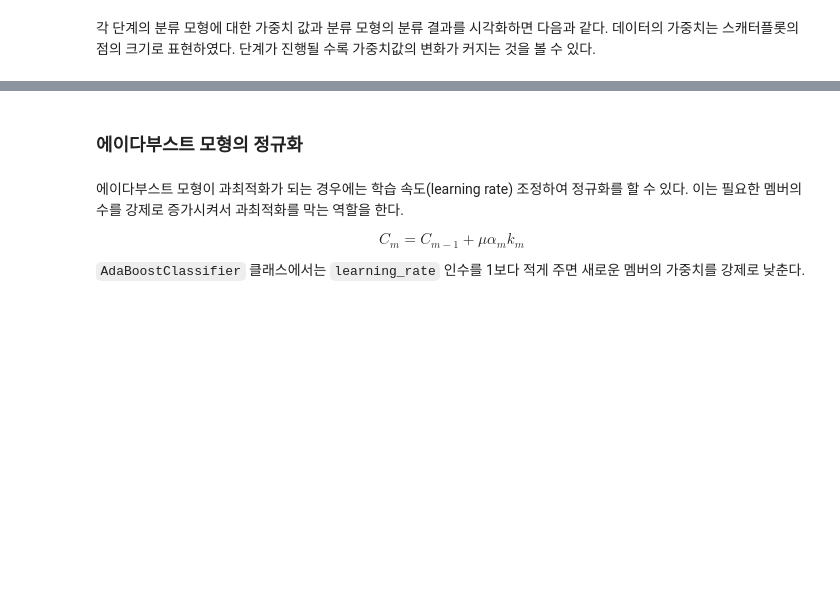
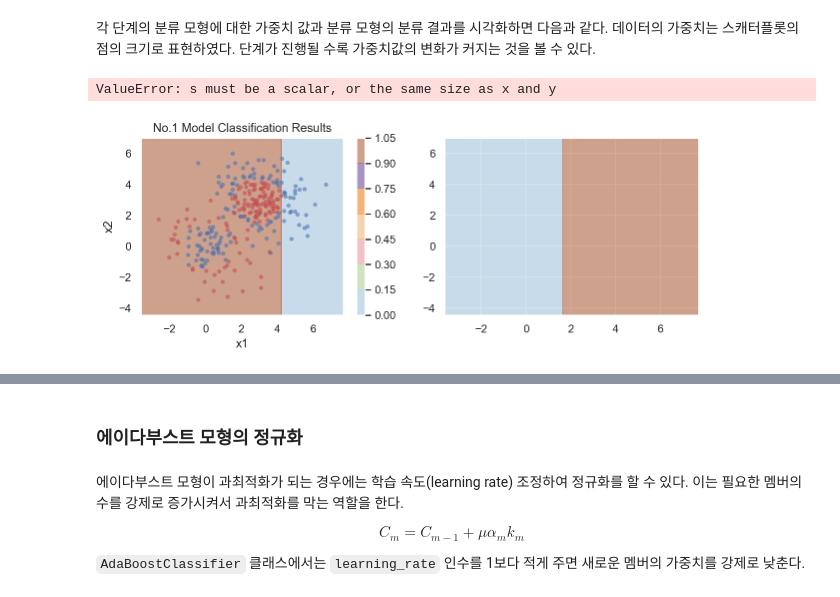
Before and after one commit to saanghyuk/0B-python, a Jupyter notebook: data_analysis/5_07_Ensemble_Boosting.ipynb, the cells around one changed output, grey strips where cells are left out. Drawn from its saved outputs; the diff is of its cells as text; code cells hidden in the pictures; blank space fills up the shorter version.

```diff
--- a/data_analysis/5_07_Ensemble_Boosting.ipynb
+++ b/data_analysis/5_07_Ensemble_Boosting.ipynb
@@ -163,19 +238,22 @@ plot_result(model_ada, "에이다부스트(m=20) 분류 결과")
 # %%
 plt.figure(figsize=(10, 15))
 plt.subplot(421);
-plot_result(model_ada.estimators_[0], "1번 분류모형의 분류 결과", s=10)
+plot_result(model_ada.estimators_[0], "No.1 Model Classification Results", s=10)
 plt.subplot(422);
-plot_result(model_ada.estimators_[1], "2번 분류모형의 분류 결과", s=(4000*model_ada.sample_weight[0]).astype(int))
+plot_result(model_ada.estimators_[1], "No.2 Model Classification Results", s=(4000*model_ada.sample_weight[0]).astype(int))
 plt.subplot(423);
-plot_result(model_ada.estimators_[2], "3번 분류모형의 분류 결과", s=(4000*model_ada.sample_weight[1]).astype(int))
+plot_result(model_ada.estimators_[2], "No.3 Model Classification Results", s=(4000*model_ada.sample_weight[1]).astype(int))
 plt.subplot(424);
-plot_result(model_ada.estimators_[3], "4번 분류모형의 분류 결과", s=(4000*model_ada.sample_weight[2]).astype(int))
+plot_result(model_ada.estimators_[3], "No.4 Model Classification Results", s=(4000*model_ada.sample_weight[2]).astype(int))
 plt.subplot(425);
-plot_result(model_ada.estimators_[4], "5번 분류모형의 분류 결과", s=(4000*model_ada.sample_weight[3]).astype(int))
+plot_result(model_ada.estimators_[4], "No.5 Model Classification Results", s=(4000*model_ada.sample_weight[3]).astype(int))
 plt.subplot(426);
-plot_result(model_ada.estimators_[5], "6번 분류모형의 분류 결과", s=(4000*model_ada.sample_weight[4]).astype(int))
+plot_result(model_ada.estimators_[5], "No.6 Model Classification Results", s=(4000*model_ada.sample_weight[4]).astype(int))
 plt.subplot(427);
-plot_result(model_ada.estimators_[6], "7번 분류모형의 분류 결과", s=(4000*model_ada.sample_weight[5]).astype(int))
+plot_result(model_ada.estimators_[6], "No.7 Model Classification Results", s=(4000*model_ada.sample_weight[5]).astype(int))
 plt.subplot(428);
-plot_result(model_ada.estimators_[7], "8번 분류모형의 분류 결과", s=(4000*model_ada.sample_weight[6]).astype(int))
+plot_result(model_ada.estimators_[7], "No.8 Model Classification Results", s=(4000*model_ada.sample_weight[6]).astype(int))
 plt.tight_layout()
+# %% [output]
+ValueError: s must be a scalar, or the same size as x and y
+[figure, added]
```
Also changed, not shown: parts of 23 cells of this notebook, 5 other files.
